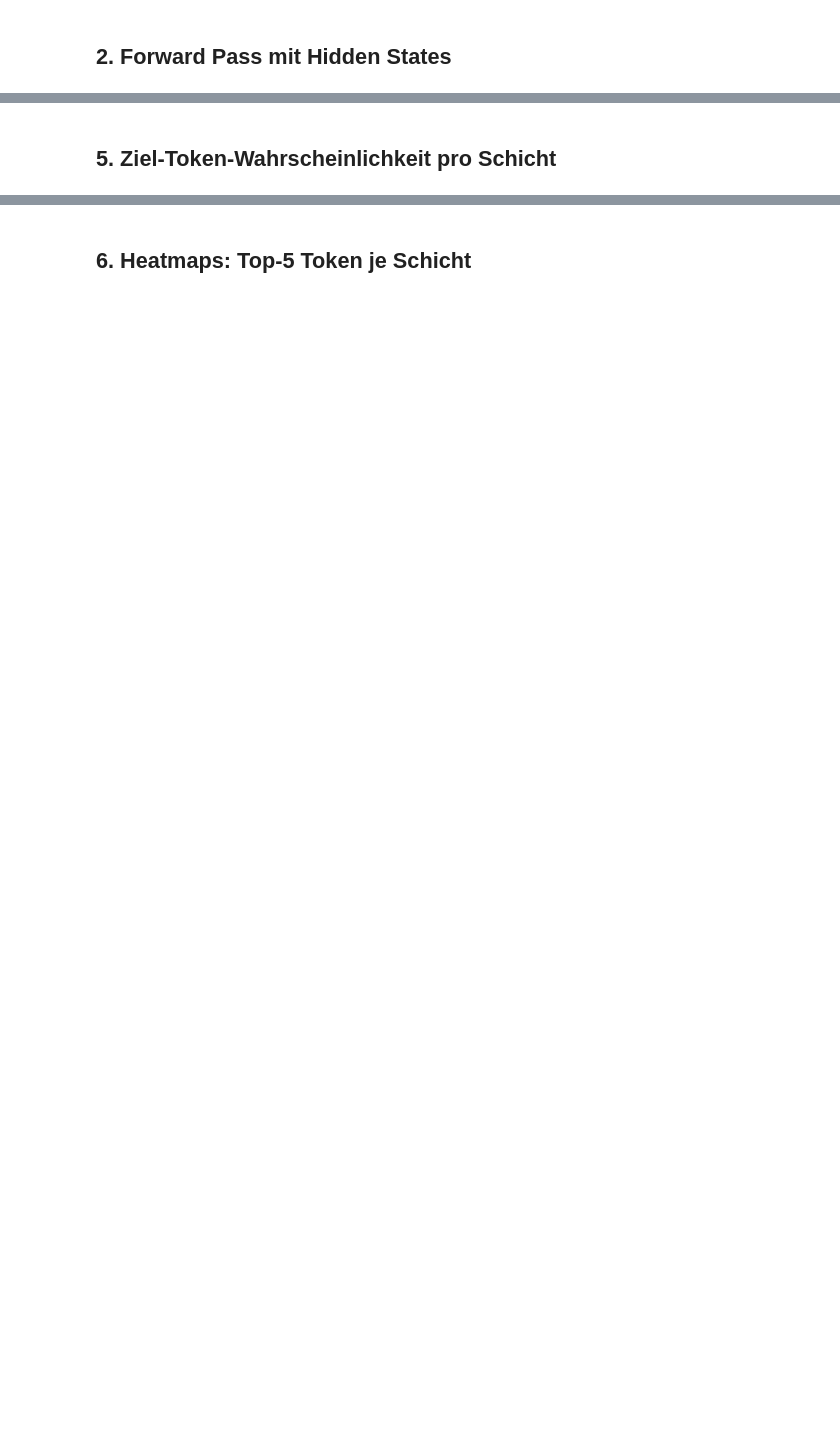
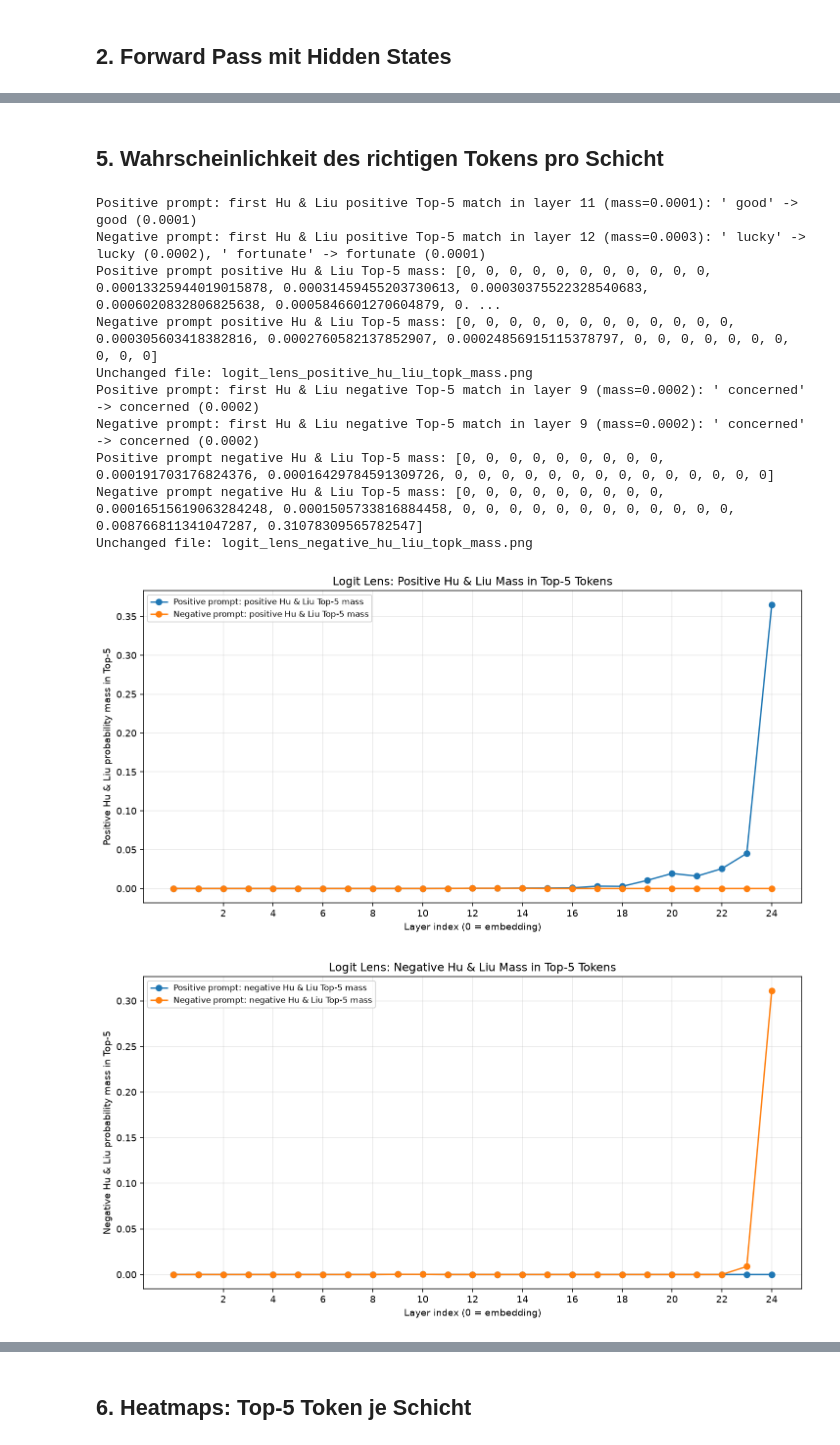
Before and after one commit to ia13400/AI_Frameworks_Tools, a Jupyter notebook: assignement/notebooks/02_Logit_Lens.ipynb, the cells around one changed output, grey strips where cells are left out. Saved outputs shown, nothing was run; the diff lists cells and outputs as text; code cells hidden in the pictures; blank space fills up the shorter version.

```diff
--- a/assignement/notebooks/02_Logit_Lens.ipynb
+++ b/assignement/notebooks/02_Logit_Lens.ipynb
@@ -90,8 +111,8 @@ def display_image(png_name):
 # %%
 # Define the two sentiment prompts once.
 # Every later analysis cell uses this same pair through the prompt_pair object.
-positive_prompt = "The movie was wonderful and I felt very"
-negative_prompt = "The movie was terrible and I felt very"
+positive_prompt = "The food was tasty and I felt very"
+negative_prompt = "The food was disgusting and I felt very"
 
 # Wrap both strings in the same prompt-pair structure used by the utility
 # functions. Do not redefine prompt_pair later in the notebook; changing the
@@ -191,17 +287,33 @@ In späteren Schichten sollten die Top-1-Vorhersagen stärker durch den Semantik
 # %% [markdown]
-## 5. Ziel-Token-Wahrscheinlichkeit pro Schicht
+## 5. Wahrscheinlichkeit des richtigen Tokens pro Schicht
 # %%
-# Measure the Logit Lens probability of the selected target token at every
-# layer for both prompts, then save a line plot to the output PNG folder.
-positive_target_probs, negative_target_probs = analyze_target_token_probability(
-    positive_hidden_states,
-    negative_hidden_states,
-    model,
-    tokenizer,
+# Analyze the Top-k Logit Lens tokens for both prompts as a pair.
+# Graph 1: compare both prompts against positive Hu & Liu words.
+# Graph 2: compare both prompts against negative Hu & Liu words.
+top_k_sentiment_mass_results = analyze_hu_liu_sentiment_probability_mass(
+    positive_layer_results,
+    negative_layer_results,
+    hu_liu_sentiment_state,
     prompt_pair,
-    target_token,
+    top_n=5,
+    positive_filename_or_path=config.LOGIT_LENS_POSITIVE_SENTIMENT_MASS_PATH,
+    negative_filename_or_path=config.LOGIT_LENS_NEGATIVE_SENTIMENT_MASS_PATH,
 )
 
-# Display the PNG saved by the plotting utility. Keeping display separate from
+# Display the PNGs saved by the plotting utility. Keeping display separate from
 # plotting makes reruns deterministic and avoids rewriting unchanged images.
-display_image(config.LOGIT_LENS_TARGET_PROBABILITY_PATH.name)
+display_image(config.LOGIT_LENS_POSITIVE_SENTIMENT_MASS_PATH.name)
+display_image(config.LOGIT_LENS_NEGATIVE_SENTIMENT_MASS_PATH.name)
+# %% [output]
+Positive prompt: first Hu & Liu positive Top-5 match in layer 11 (mass=0.0001): ' good' -> good (0.0001)
+Negative prompt: first Hu & Liu positive Top-5 match in layer 12 (mass=0.0003): ' lucky' -> lucky (0.0002), ' fortunate' -> fortunate (0.0001)
+Positive prompt positive Hu & Liu Top-5 mass: [0, 0, 0, 0, 0, 0, 0, 0, 0, 0, 0, 0.00013325944019015878, 0.00031459455203730613, 0.00030375522328540683, 0.0006020832806825638, 0.0005846601270604879, 0. ...
+Negative prompt positive Hu & Liu Top-5 mass: [0, 0, 0, 0, 0, 0, 0, 0, 0, 0, 0, 0, 0.000305603418382816, 0.0002760582137852907, 0.00024856915115378797, 0, 0, 0, 0, 0, 0, 0, 0, 0, 0]
+Unchanged file: logit_lens_positive_hu_liu_topk_mass.png
+Positive prompt: first Hu & Liu negative Top-5 match in layer 9 (mass=0.0002): ' concerned' -> concerned (0.0002)
+Negative prompt: first Hu & Liu negative Top-5 match in layer 9 (mass=0.0002): ' concerned' -> concerned (0.0002)
+Positive prompt negative Hu & Liu Top-5 mass: [0, 0, 0, 0, 0, 0, 0, 0, 0, 0.000191703176824376, 0.00016429784591309726, 0, 0, 0, 0, 0, 0, 0, 0, 0, 0, 0, 0, 0, 0]
+Negative prompt negative Hu & Liu Top-5 mass: [0, 0, 0, 0, 0, 0, 0, 0, 0, 0.00016515619063284248, 0.0001505733816884458, 0, 0, 0, 0, 0, 0, 0, 0, 0, 0, 0, 0, 0.008766811341047287, 0.31078309565782547]
+Unchanged file: logit_lens_negative_hu_liu_topk_mass.png
+[figure, added]
+[figure, added]
```
Also changed, not shown: parts of 19 cells of this notebook, 10 other files.
